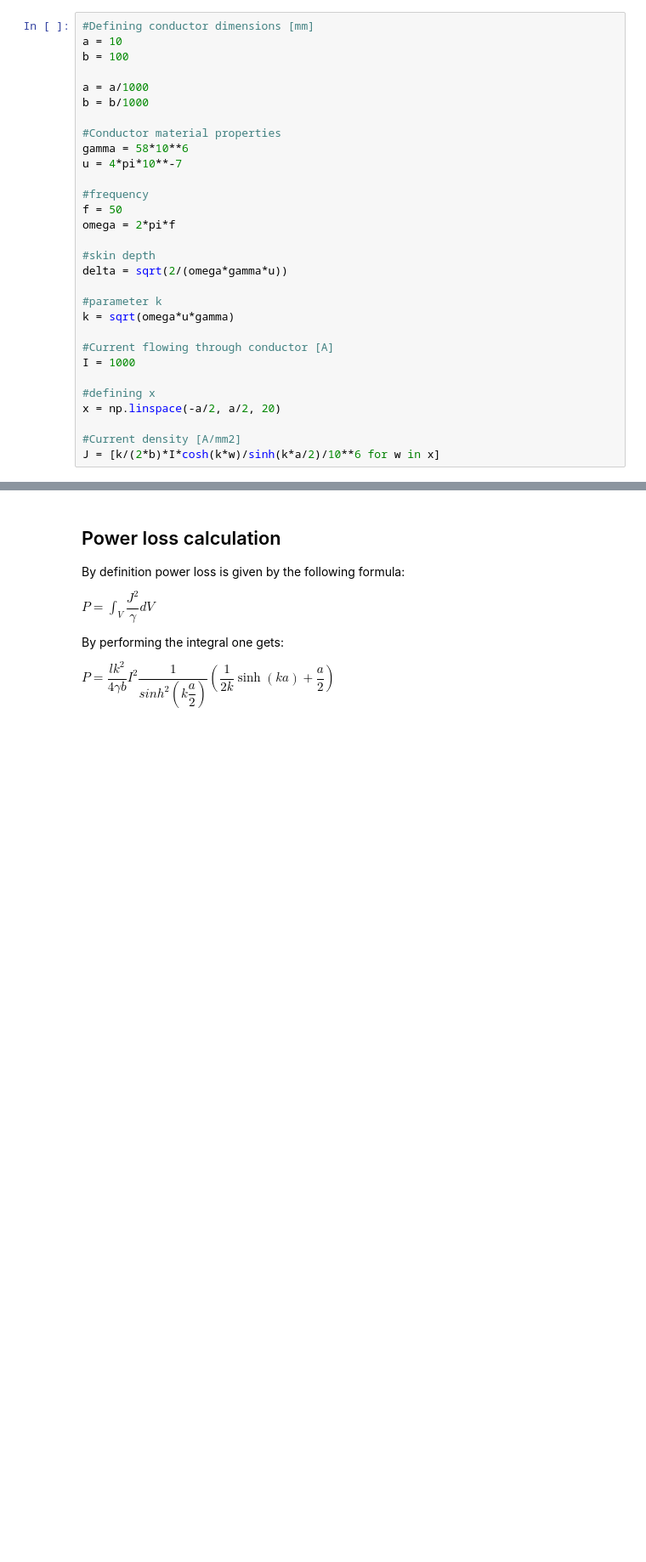
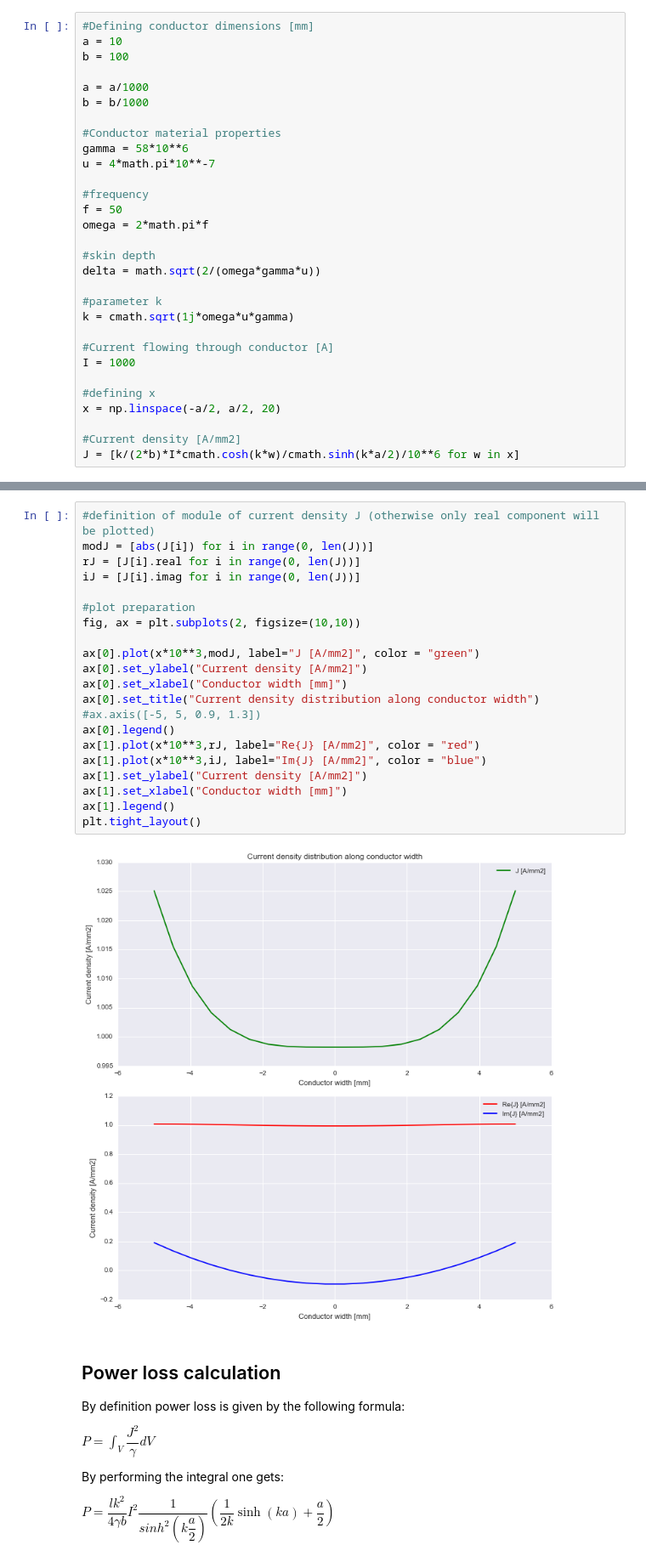
Before and after one commit to rafburzy/Python_EE, a Jupyter notebook: Skin_Proximity_effect/skin_effect_single_conductor.ipynb, the cells around one changed output, grey strips where cells are left out. Shown at 85% size. Cells and saved outputs as stored; diff of their text form; blank space fills up the shorter version.

```diff
--- a/Skin_Proximity_effect/skin_effect_single_conductor.ipynb
+++ b/Skin_Proximity_effect/skin_effect_single_conductor.ipynb
@@ -137,17 +138,17 @@ b = b/1000
 
 #Conductor material properties
 gamma = 58*10**6
-u = 4*pi*10**-7
+u = 4*math.pi*10**-7
 
 #frequency
 f = 50
-omega = 2*pi*f
+omega = 2*math.pi*f
 
 #skin depth
-delta = sqrt(2/(omega*gamma*u))
+delta = math.sqrt(2/(omega*gamma*u))
 
 #parameter k
-k = sqrt(omega*u*gamma)
+k = cmath.sqrt(1j*omega*u*gamma)
 
 #Current flowing through conductor [A]
 I = 1000
@@ -156,4 +157,4 @@ I = 1000
 x = np.linspace(-a/2, a/2, 20)
 
 #Current density [A/mm2]
-J = [k/(2*b)*I*cosh(k*w)/sinh(k*a/2)/10**6 for w in x]
+J = [k/(2*b)*I*cmath.cosh(k*w)/cmath.sinh(k*a/2)/10**6 for w in x]
@@ -172,3 +161,26 @@ ax.legend()
+# %%
+#definition of module of current density J (otherwise only real component will be plotted)
+modJ = [abs(J[i]) for i in range(0, len(J))]
+rJ = [J[i].real for i in range(0, len(J))]
+iJ = [J[i].imag for i in range(0, len(J))]
+
+#plot preparation
+fig, ax = plt.subplots(2, figsize=(10,10))
+
+ax[0].plot(x*10**3,modJ, label="J [A/mm2]", color = "green")
+ax[0].set_ylabel("Current density [A/mm2]")
+ax[0].set_xlabel("Conductor width [mm]")
+ax[0].set_title("Current density distribution along conductor width")
+#ax.axis([-5, 5, 0.9, 1.3])
+ax[0].legend()
+ax[1].plot(x*10**3,rJ, label="Re{J} [A/mm2]", color = "red")
+ax[1].plot(x*10**3,iJ, label="Im{J} [A/mm2]", color = "blue")
+ax[1].set_ylabel("Current density [A/mm2]")
+ax[1].set_xlabel("Conductor width [mm]")
+ax[1].legend()
+plt.tight_layout()
+# %% [output]
+[figure, added]
 # %% [markdown]
 ## Power loss calculation
 
```
Also changed, not shown: parts of 3 cells of this notebook.
